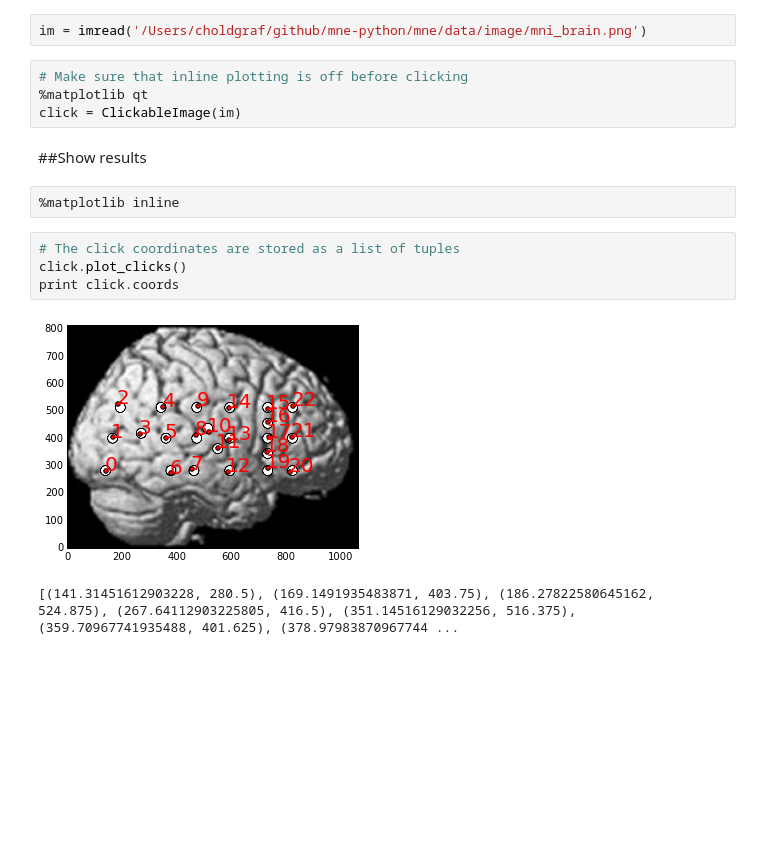
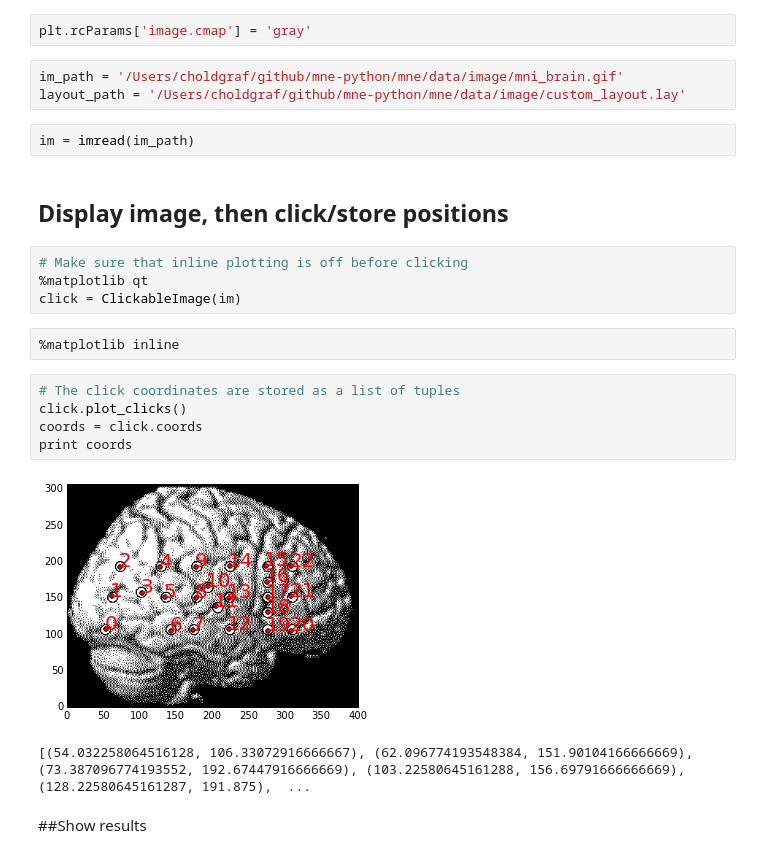
Before and after one commit to choldgraf/write-ups, a Jupyter notebook: mne/mne_clickable_image.ipynb, the cells around one changed output. Saved outputs shown, nothing was run; the diff lists cells and outputs as text; blank space fills up the shorter version.

```diff
--- a/mne/mne_clickable_image.ipynb
+++ b/mne/mne_clickable_image.ipynb
@@ -7,20 +8,28 @@ sys.path.insert(0, '/Users/choldgraf/github/mne-python/')
 import mne
 from mne.viz.utils import ClickableImage
 from mne.channels.layout import generate_2d_layout
+# %%
+plt.rcParams['image.cmap'] = 'gray'
 # %%
-im = imread('/Users/choldgraf/github/mne-python/mne/data/image/mni_brain.png')
+im_path = '/Users/choldgraf/github/mne-python/mne/data/image/mni_brain.gif'
+layout_path = '/Users/choldgraf/github/mne-python/mne/data/image/custom_layout.lay'
+# %%
+im = imread(im_path)
+# %% [markdown]
+## Display image, then click/store positions
 # %%
 # Make sure that inline plotting is off before clicking
 %matplotlib qt
 click = ClickableImage(im)
+# %%
+%matplotlib inline
+# %%
+# The click coordinates are stored as a list of tuples
+click.plot_clicks()
+coords = click.coords
+print coords
+# %% [output]
+[figure, added]
+[(54.032258064516128, 106.33072916666667), (62.096774193548384, 151.90104166666669), (73.387096774193552, 192.67447916666669), (103.22580645161288, 156.69791666666669), (128.22580645161287, 191.875),  ...
 # %% [markdown]
 ##Show results
-# %%
-%matplotlib inline
-# %%
-# The click coordinates are stored as a list of tuples
-click.plot_clicks()
-print click.coords
-# %% [output]
-[figure, removed]
-[(141.31451612903228, 280.5), (169.1491935483871, 403.75), (186.27822580645162, 524.875), (267.64112903225805, 416.5), (351.14516129032256, 516.375), (359.70967741935488, 401.625), (378.97983870967744 ...
```
Also changed, not shown: parts of 6 cells of this notebook.
